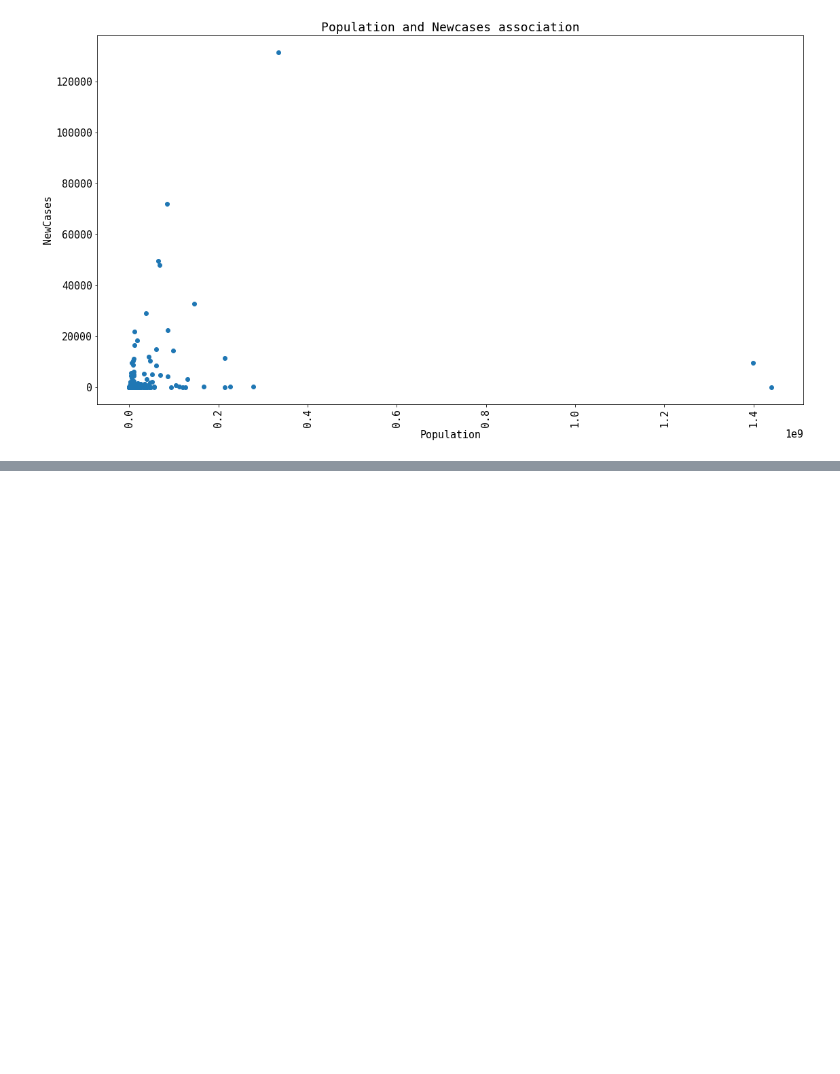
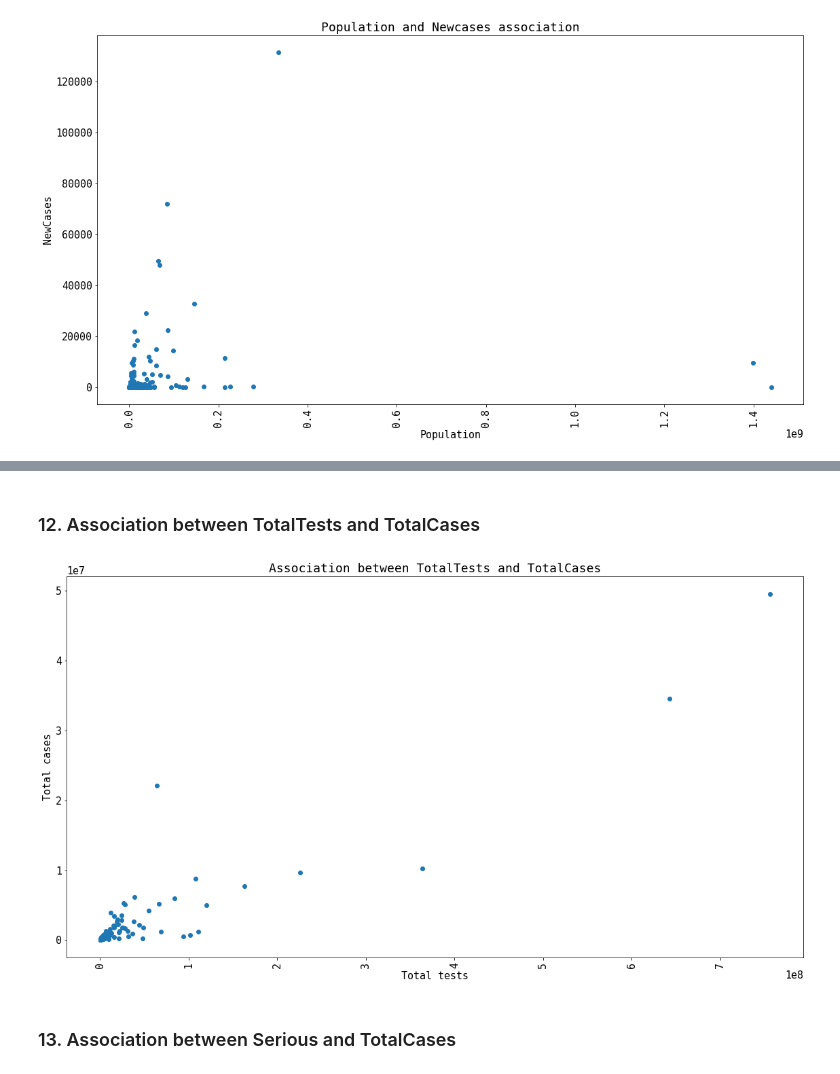
Before and after one commit to ndkhoa0704/Worldometers-explorer, a Jupyter notebook: explore.ipynb, the cells around one changed output, grey strips where cells are left out. Cells and saved outputs as stored; diff of their text form; code cells hidden in the pictures; blank space fills up the shorter version.

```diff
--- a/explore.ipynb
+++ b/explore.ipynb
@@ -324,0 +329,15 @@ draw_fig(
+# %% [markdown]
+### 12. Association between TotalTests and TotalCases
+# %%
+draw_fig(
+    [df['TotalTests'],df['TotalCases']],
+    'Total tests',
+    'Total cases',
+    'Association between TotalTests and TotalCases',
+    f'TotalTests-TotalCases-{date_t}',
+    'scatter'
+)
+# %% [output]
+[figure, added]
+# %% [markdown]
+### 13. Association between Serious and TotalCases
```
Also changed, not shown: parts of 29 cells of this notebook, 9 other files.
